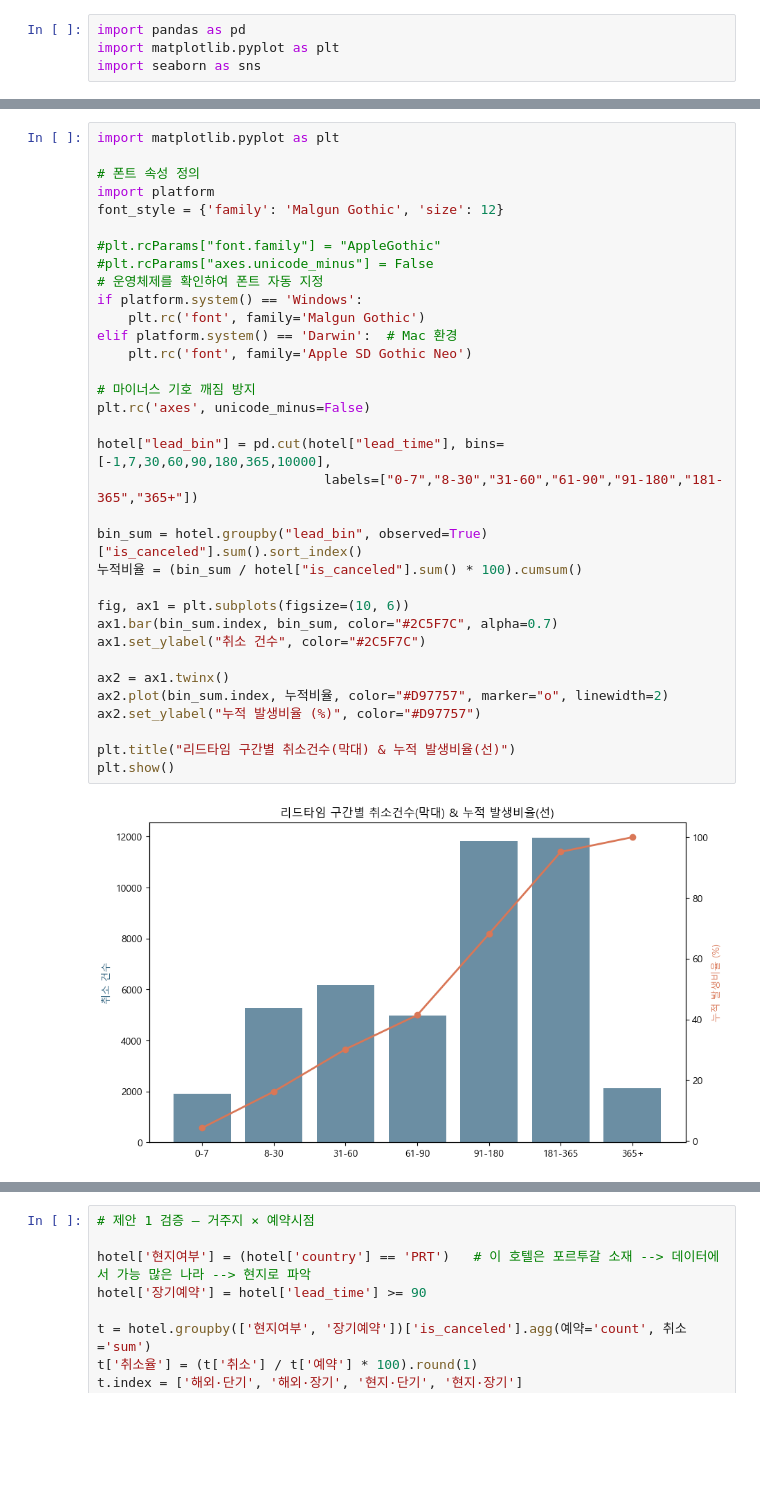
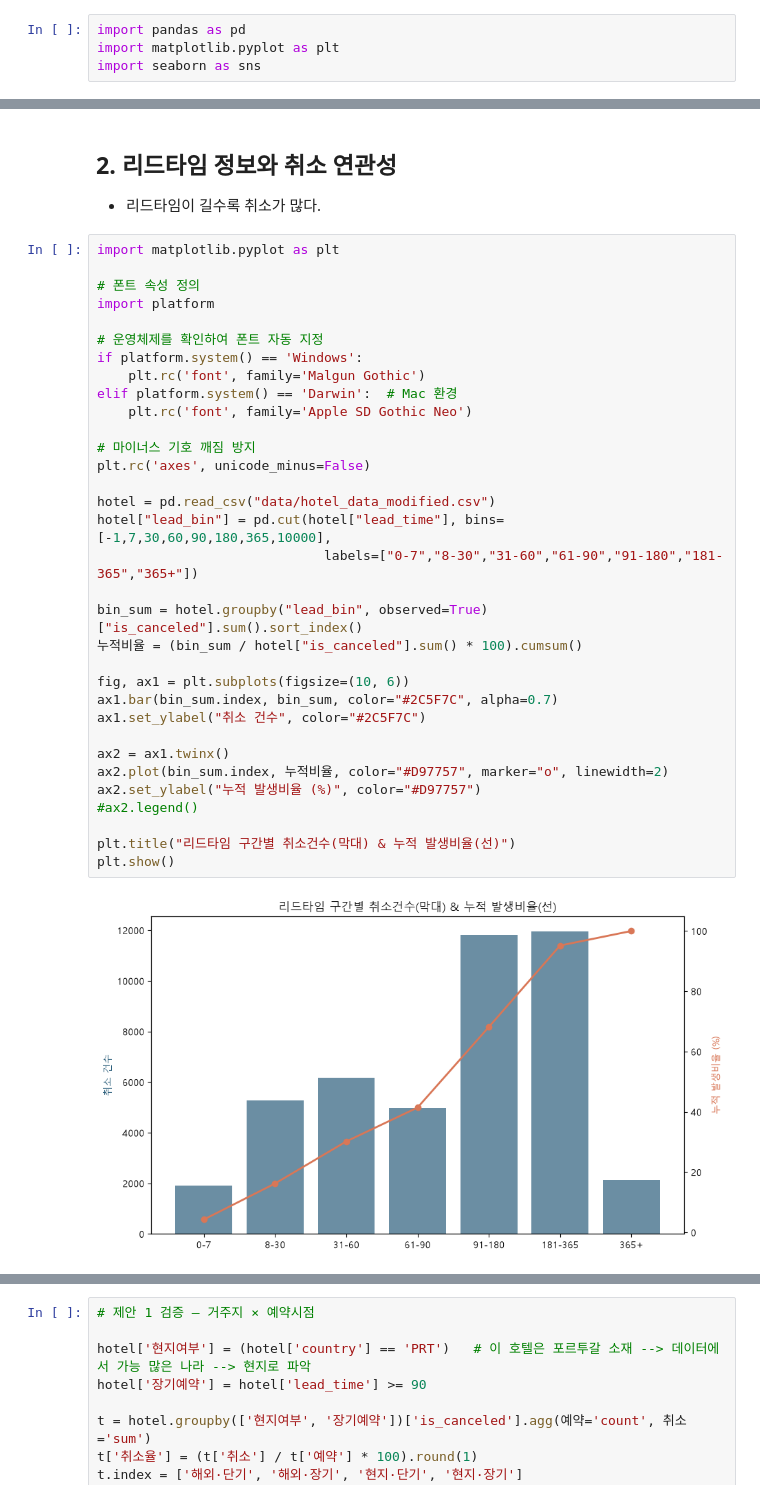
Before and after one commit to doosung-bang/AI_Sprint, a Jupyter notebook: 스프린트미션/미션2_4팀_방두성.ipynb, the cells around one changed output, grey strips where cells are left out. Drawn from its saved outputs; the diff is of its cells as text; blank space fills up the shorter version.

```diff
--- a/스프린트미션/미션2_4팀_방두성.ipynb
+++ b/스프린트미션/미션2_4팀_방두성.ipynb
@@ -493,36 +470,38 @@ plt.show()
+# %% [markdown]
+## 2. 리드타임 정보와 취소 연관성
+- 리드타임이 길수록 취소가 많다.
 # %%
 import matplotlib.pyplot as plt
 
 # 폰트 속성 정의
 import platform
-font_style = {'family': 'Malgun Gothic', 'size': 12}
 
-#plt.rcParams["font.family"] = "AppleGothic"
-#plt.rcParams["axes.unicode_minus"] = False
 # 운영체제를 확인하여 폰트 자동 지정
 if platform.system() == 'Windows':
     plt.rc('font', family='Malgun Gothic')
 elif platform.system() == 'Darwin':  # Mac 환경
     plt.rc('font', family='Apple SD Gothic Neo')
 
 # 마이너스 기호 깨짐 방지
 plt.rc('axes', unicode_minus=False)
 
+hotel = pd.read_csv("data/hotel_data_modified.csv")
 hotel["lead_bin"] = pd.cut(hotel["lead_time"], bins=[-1,7,30,60,90,180,365,10000],
                              labels=["0-7","8-30","31-60","61-90","91-180","181-365","365+"])
 
 bin_sum = hotel.groupby("lead_bin", observed=True)["is_canceled"].sum().sort_index()
 누적비율 = (bin_sum / hotel["is_canceled"].sum() * 100).cumsum()
 
 fig, ax1 = plt.subplots(figsize=(10, 6))
 ax1.bar(bin_sum.index, bin_sum, color="#2C5F7C", alpha=0.7)
 ax1.set_ylabel("취소 건수", color="#2C5F7C")
 
 ax2 = ax1.twinx()
 ax2.plot(bin_sum.index, 누적비율, color="#D97757", marker="o", linewidth=2)
 ax2.set_ylabel("누적 발생비율 (%)", color="#D97757")
+#ax2.legend()
 
 plt.title("리드타임 구간별 취소건수(막대) & 누적 발생비율(선)")
 plt.show()
 # %% [output]
-[figure, old version]
+[figure, new version]
```
Also changed, not shown: parts of 40 cells of this notebook, 14 other files.
